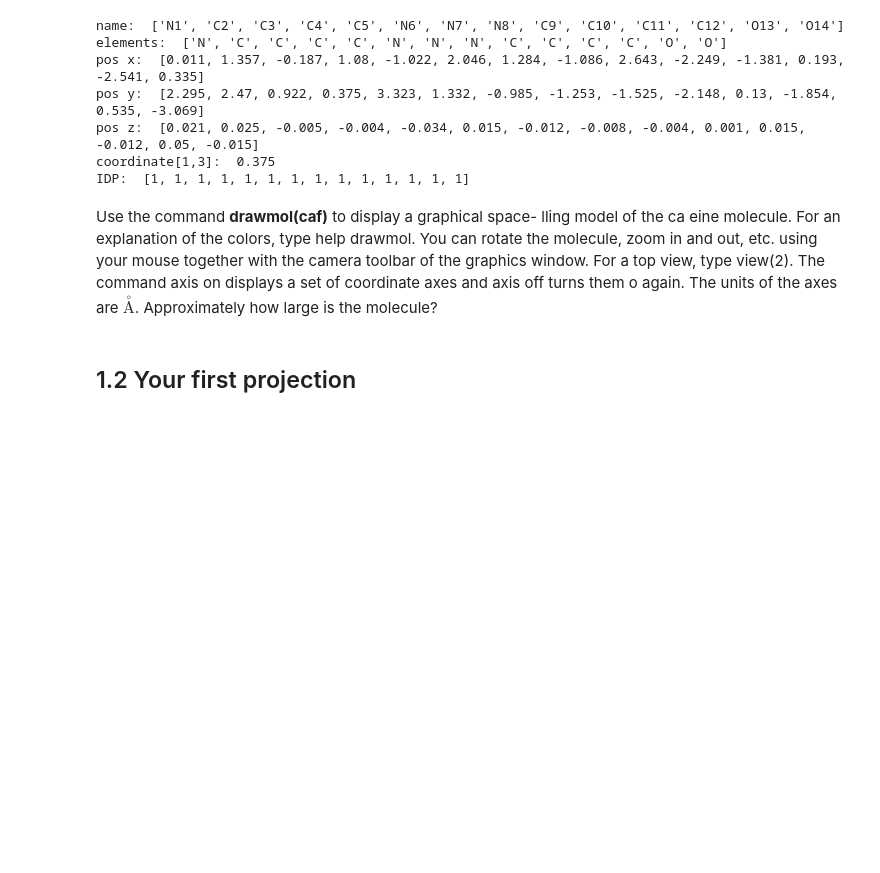
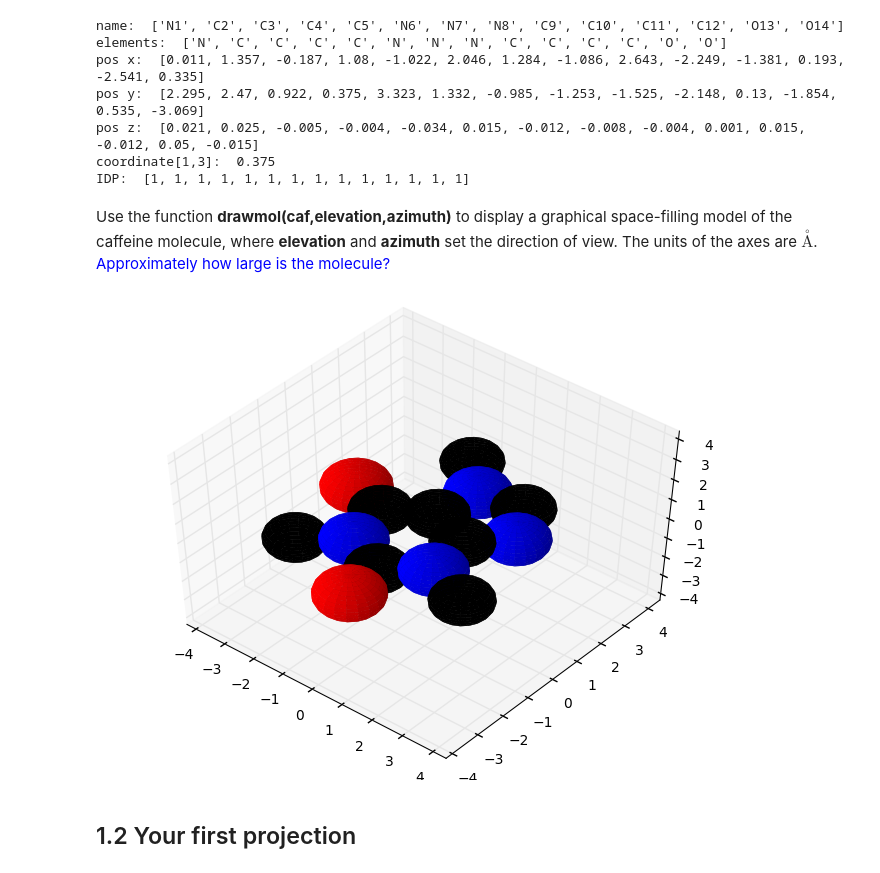
Before and after one commit to wang-zy/Tutorial-in-Diffraction-Imaging-Python, a Jupyter notebook: notebook/Chapter 1. Projection images.ipynb, the cells around one changed output. Drawn from its saved outputs; the diff is of its cells as text; code cells hidden in the pictures; blank space fills up the shorter version.

Commit message:
add drawmol and movie

```diff
--- a/notebook/Chapter 1. Projection images.ipynb
+++ b/notebook/Chapter 1. Projection images.ipynb
@@ -43,7 +45,11 @@ pos z:  [0.021, 0.025, -0.005, -0.004, -0.034, 0.015, -0.012, -0.008, -0.004, 0.
 coordinate[1,3]:  0.375
 IDP:  [1, 1, 1, 1, 1, 1, 1, 1, 1, 1, 1, 1, 1, 1]
 # %% [markdown]
-Use the command **drawmol(caf)** to display a graphical space- lling model of the ca eine molecule. For an explanation of the colors, type help drawmol. You can rotate the molecule, zoom in and out, etc. using your mouse together with the camera toolbar of the graphics window. For a top view, type view(2). The command axis on displays a set of coordinate axes and axis off turns them o  again. The units of the axes are $\overset{\circ}{\text{A}}$. Approximately how large is the molecule?
+Use the function **drawmol(caf,elevation,azimuth)** to display a graphical space-filling model of the caffeine molecule, where **elevation** and **azimuth** set the direction of view. The units of the axes are $\overset{\circ}{\text{A}}$. <span style="color:blue">Approximately how large is the molecule?</span>
+# %%
+drawmol(caf, 50, -50) # set a good angle for viewing
+# %% [output]
+[figure, added]
 # %% [markdown]
 ## 1.2 Your first projection
 # %% [markdown]
```
Also changed, not shown: parts of 27 cells of this notebook, 1 other file.
